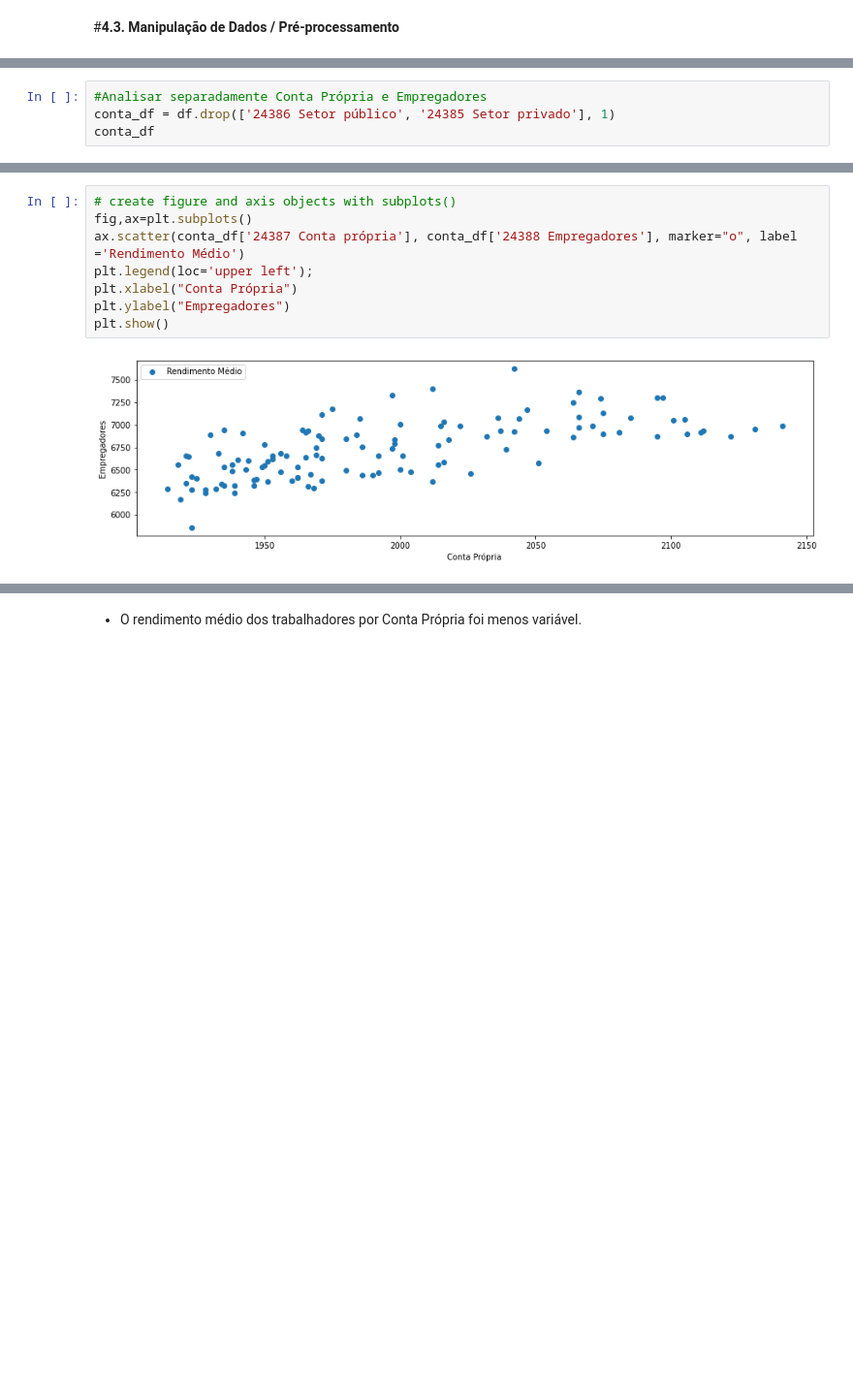
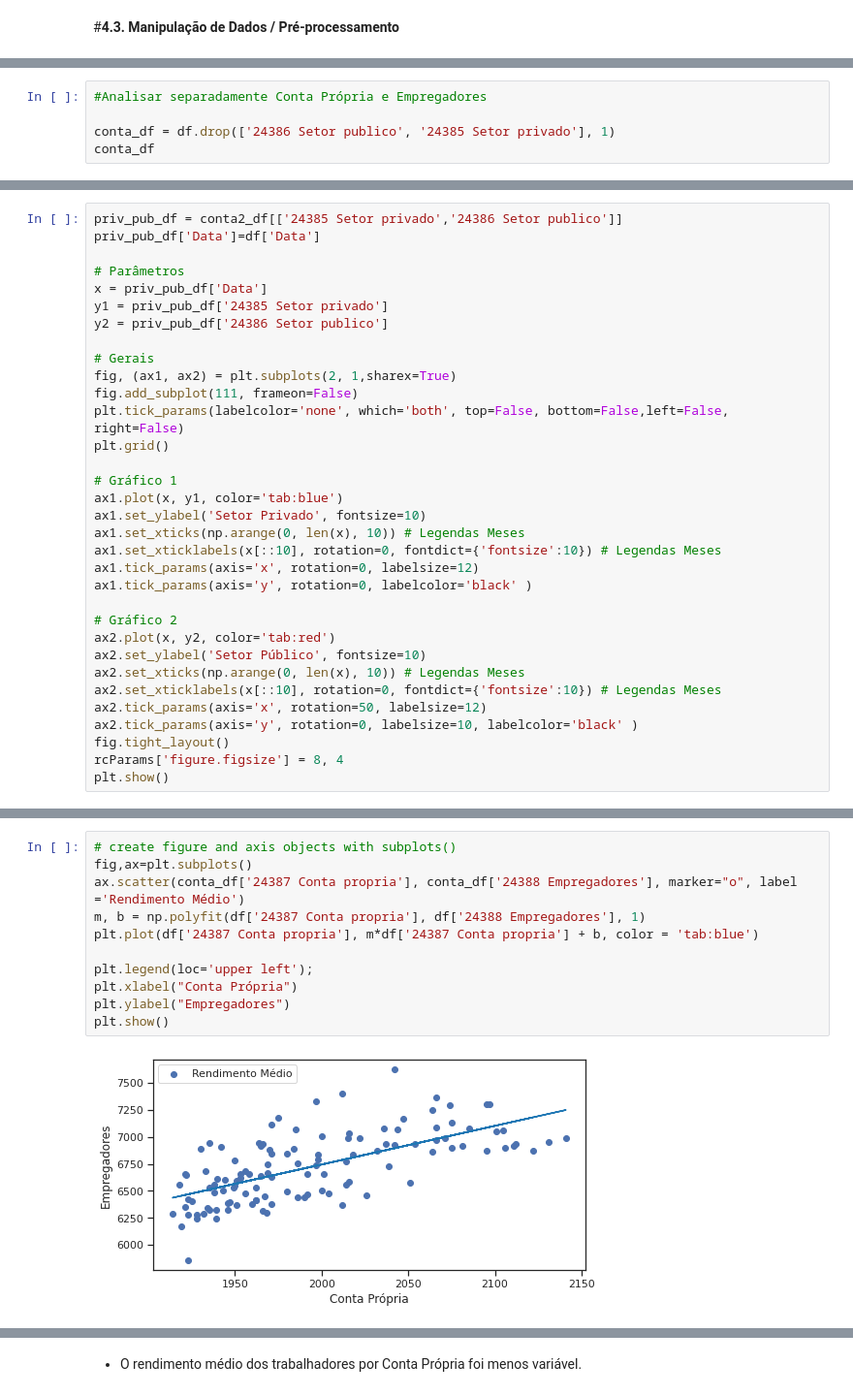
Before and after one commit to admbros/estatistica, a Jupyter notebook: Projeto_Estatistica.ipynb, the cells around one changed output, grey strips where cells are left out. Shown at 97% size. Saved outputs shown, nothing was run; the diff lists cells and outputs as text; blank space fills up the shorter version.

```diff
--- a/Projeto_Estatistica.ipynb
+++ b/Projeto_Estatistica.ipynb
@@ -275,5 +299,6 @@ summary(quan)                                      # basic summary statistics in
 # %%
 #Analisar separadamente Conta Própria e Empregadores
-conta_df = df.drop(['24386 Setor público', '24385 Setor privado'], 1)
+
+conta_df = df.drop(['24386 Setor publico', '24385 Setor privado'], 1)
 conta_df
 # %% [output]
@@ -349,0 +385,33 @@ plt.show()
+# %%
+priv_pub_df = conta2_df[['24385 Setor privado','24386 Setor publico']]
+priv_pub_df['Data']=df['Data']
+
+# Parâmetros
+x = priv_pub_df['Data']
+y1 = priv_pub_df['24385 Setor privado']
+y2 = priv_pub_df['24386 Setor publico']
+
+# Gerais
+fig, (ax1, ax2) = plt.subplots(2, 1,sharex=True)
+fig.add_subplot(111, frameon=False)
+plt.tick_params(labelcolor='none', which='both', top=False, bottom=False,left=False, right=False)
+plt.grid()
+
+# Gráfico 1
+ax1.plot(x, y1, color='tab:blue')
+ax1.set_ylabel('Setor Privado', fontsize=10)
+ax1.set_xticks(np.arange(0, len(x), 10)) # Legendas Meses
+ax1.set_xticklabels(x[::10], rotation=0, fontdict={'fontsize':10}) # Legendas Meses
+ax1.tick_params(axis='x', rotation=0, labelsize=12)
+ax1.tick_params(axis='y', rotation=0, labelcolor='black' )
+
+# Gráfico 2
+ax2.plot(x, y2, color='tab:red')
+ax2.set_ylabel('Setor Público', fontsize=10)
+ax2.set_xticks(np.arange(0, len(x), 10)) # Legendas Meses
+ax2.set_xticklabels(x[::10], rotation=0, fontdict={'fontsize':10}) # Legendas Meses
+ax2.tick_params(axis='x', rotation=50, labelsize=12)
+ax2.tick_params(axis='y', rotation=0, labelsize=10, labelcolor='black' )
+fig.tight_layout()
+rcParams['figure.figsize'] = 8, 4
+plt.show()
@@ -365,10 +435,13 @@ memory usage: 2.9+ KB
 # %%
 # create figure and axis objects with subplots()
 fig,ax=plt.subplots()
-ax.scatter(conta_df['24387 Conta própria'], conta_df['24388 Empregadores'], marker="o", label ='Rendimento Médio')
+ax.scatter(conta_df['24387 Conta propria'], conta_df['24388 Empregadores'], marker="o", label ='Rendimento Médio')
+m, b = np.polyfit(df['24387 Conta propria'], df['24388 Empregadores'], 1)
+plt.plot(df['24387 Conta propria'], m*df['24387 Conta propria'] + b, color = 'tab:blue')
+
 plt.legend(loc='upper left');
 plt.xlabel("Conta Própria")
 plt.ylabel("Empregadores")
 plt.show()
 # %% [output]
-[figure, old version]
+[figure, new version]
```
Also changed, not shown: parts of 54 cells of this notebook.
